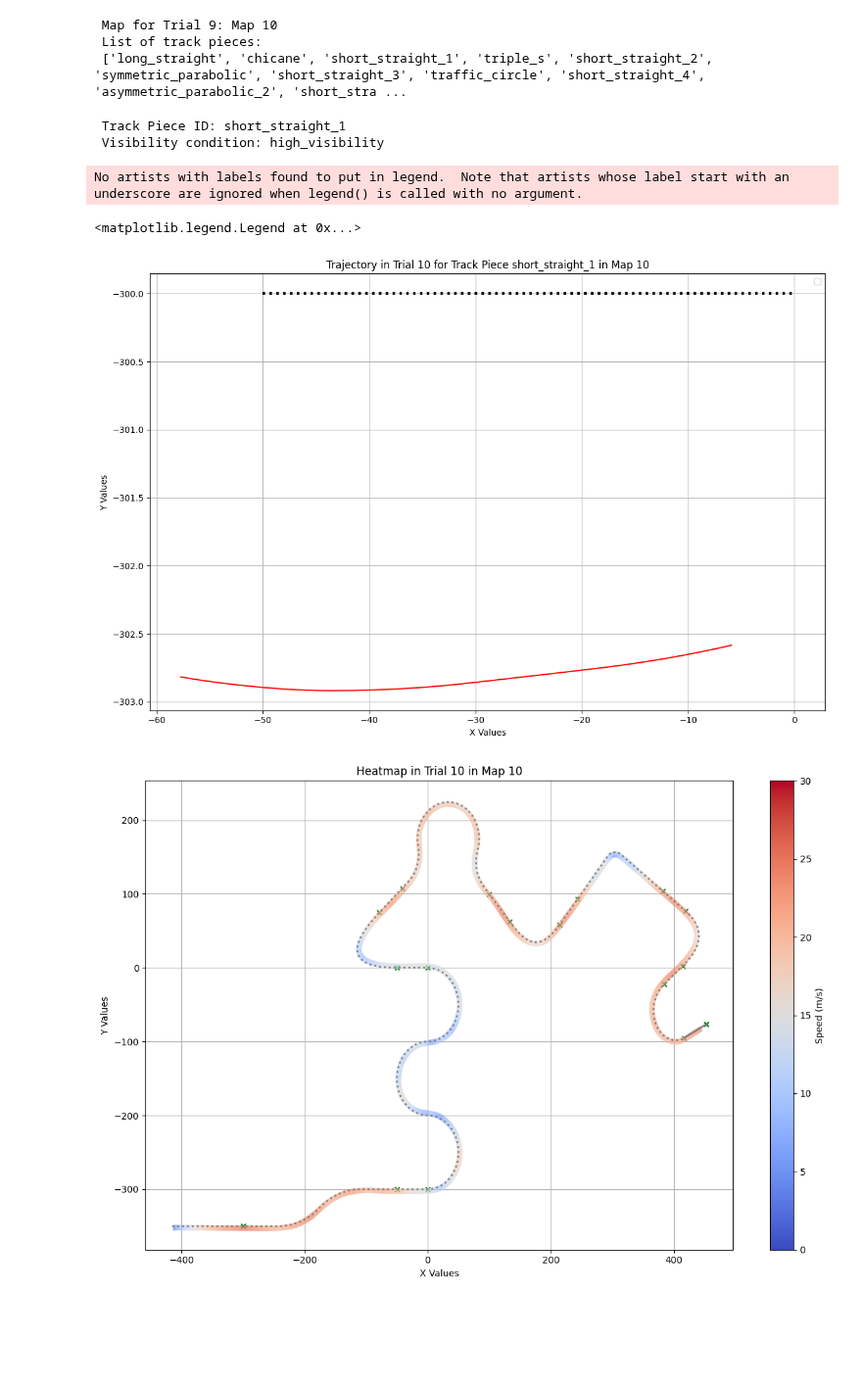
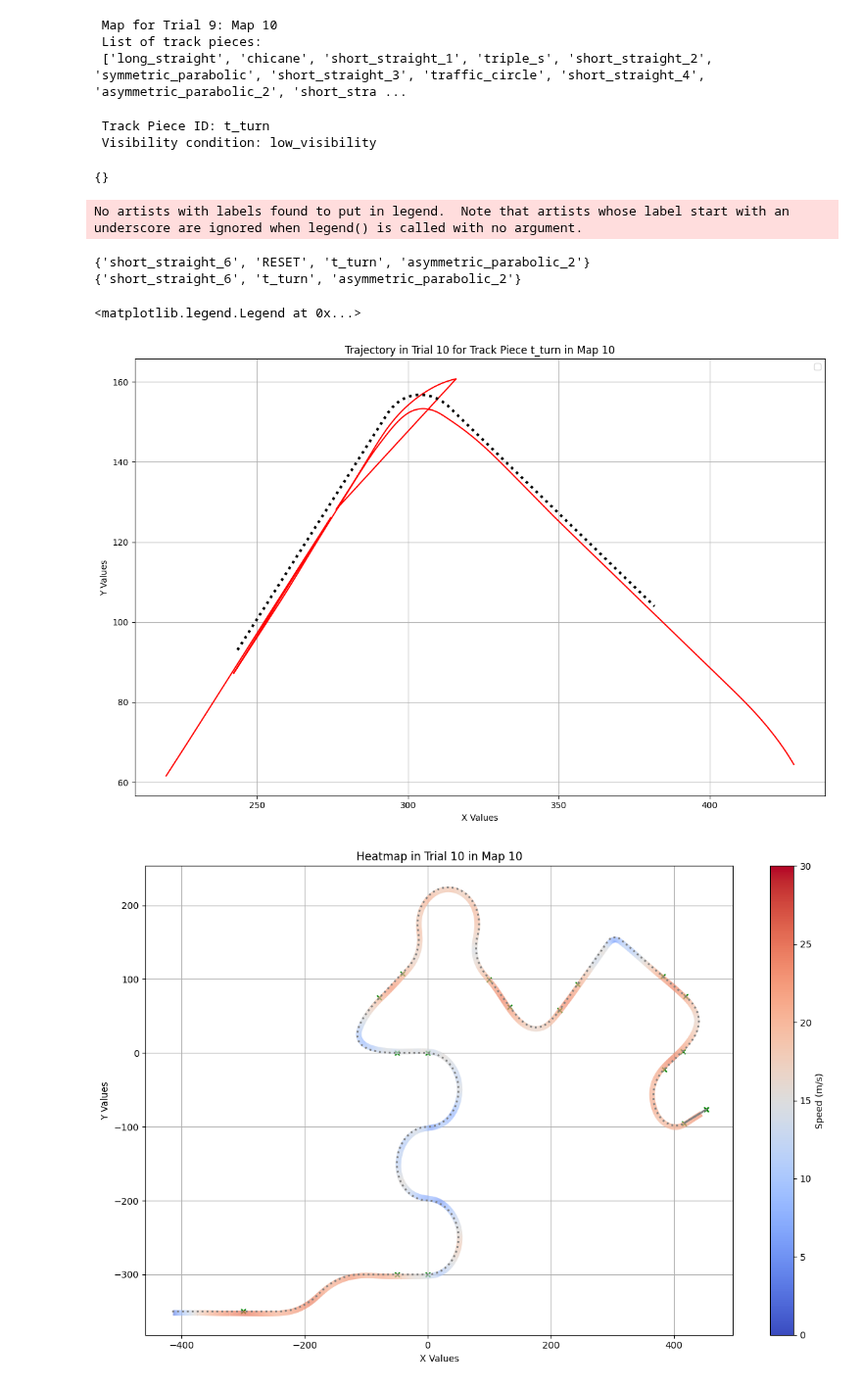
Before and after one commit to GraceRoessling/driving_exp_1_analyses, a Jupyter notebook: experiment_analyses/jupyter_notebooks/Get_subject_data.ipynb, the cells around one changed output. Shown at 98% size. Saved outputs shown, nothing was run; the diff lists cells and outputs as text; code cells hidden in the pictures; blank space fills up the shorter version.

Commit message:
attempting segment analysis and fixing resets

```diff
--- a/experiment_analyses/jupyter_notebooks/Get_subject_data.ipynb
+++ b/experiment_analyses/jupyter_notebooks/Get_subject_data.ipynb
@@ -25,8 +25,8 @@ unfamiliar_group_ids = ["atom","blank", "brim", "chef", "clerk", "debt","filth",
 trial_list = [0,1,2,3,4,5,6,7,8,9,10] # I use 0th based lists to index the trials
 
 # Pick a subject, and pick a trial number! -----------
-#subject_id = familiar_group_ids[5] # pick a subject#
-subject_id = unfamiliar_group_ids[11] # pick a subject#
+subject_id = familiar_group_ids[13] # pick a subject
+#subject_id = unfamiliar_group_ids[11] # pick a subject
 trial_number = 9
 # %%
 # Get objects associated to a given subject and their trial
@@ -58,7 +58,7 @@ vehicle_position_path = f"{path_to_csv}/vehicle_movement"
 main_vehicle_vars_path = f"{path_to_csv}/Vehicle_DrivingSim"
 # %%
 # To get data associated to a given track piece! These are dataframes that are filtered for only the data associated to a given track piece
-track_piece_id = track_piece_list[2] # choose a track piece from the list
+track_piece_id = track_piece_list[11] # choose a track piece from the list
 track_piece_object = track_piece_object_dict[track_piece_id] # get the track piece object associated to the track piece
 
 # Determine if there was fog on that track piece (you may not want to train on track pieces that contain fog)
@@ -76,5 +76,5 @@ track_piece_center_x, track_piece_center_y = track_piece_object.centerline_df['x
 # Get trajectory for a given piece
 track_piece_trajectory = track_piece_object.trajectory_df
 # %% [output]
- Track Piece ID: short_straight_1
- Visibility condition: high_visibility
+ Track Piece ID: t_turn
+ Visibility condition: low_visibility
@@ -81,25 +126,37 @@ track_piece_trajectory = track_piece_object.trajectory_df
+# %%
+driving_vars_df, cam_position_df, vehicle_position_df, reset_counts = clean_track_data(track_main_vehicle_vars_df,track_camera_position_df,track_vehicle_position_df)
+# %% [output]
+{}
 # %%
 import matplotlib.pyplot as plt
+# Plot a trajectory for a single piece relative to its centerline (for Trials 1-10)
+plt.figure(figsize=(12, 8))
 
-# Plot a trajectory for a single piece relative to its centerline (for Trials 1-10)
+print(set(track_camera_position_df["current_track_piece"]))
 
-plt.figure(figsize=(12, 8))
-#plt.plot(track_camera_position_df['pos_x'], track_camera_position_df['pos_z'], color='r') # Plot trajectory
-plt.plot(track_piece_trajectory['pos_x'], track_piece_trajectory['pos_z'], color='r') # Plot trajectory
+# Remove rows where 'current_track_piece' is 'reset'
+track_camera_position_df = track_camera_position_df[track_camera_position_df["current_track_piece"] != "RESET"]
+track_camera_position_df = track_camera_position_df.groupby("current_track_piece").apply(lambda x: x.iloc[:-10]).reset_index(drop=True)
+
+print(set(track_camera_position_df["current_track_piece"]))
+
+plt.plot(track_camera_position_df['pos_x'], track_camera_position_df['pos_z'], color='r') # Plot trajectory
 plt.plot(track_piece_center_x, track_piece_center_y, color='black',linestyle='dotted', lw=3) # Plot centerline
-
+print()
 # Plotting labels
 plt.title(f'Trajectory in Trial {trial_number + 1} for Track Piece {track_piece_object.id} in Map {trial_map_number}')
 plt.xlabel('X Values')
 plt.ylabel('Y Values')
 plt.grid(True)
 plt.tight_layout()
 plt.legend()
 # plt.show()
 # %% [output]
 No artists with labels found to put in legend.  Note that artists whose label start with an underscore are ignored when legend() is called with no argument.
-<matplotlib.legend.Legend at 0x...>
+{'short_straight_6', 'RESET', 't_turn', 'asymmetric_parabolic_2'}
+{'short_straight_6', 't_turn', 'asymmetric_parabolic_2'}
+<matplotlib.legend.Legend at 0x...>
-[figure, old version]
+[figure, new version]
 # %%
 import matplotlib.pyplot as plt
 import matplotlib.colors as mcolors
```
Also changed, not shown: parts of 1 cell of this notebook, 3 other files.
